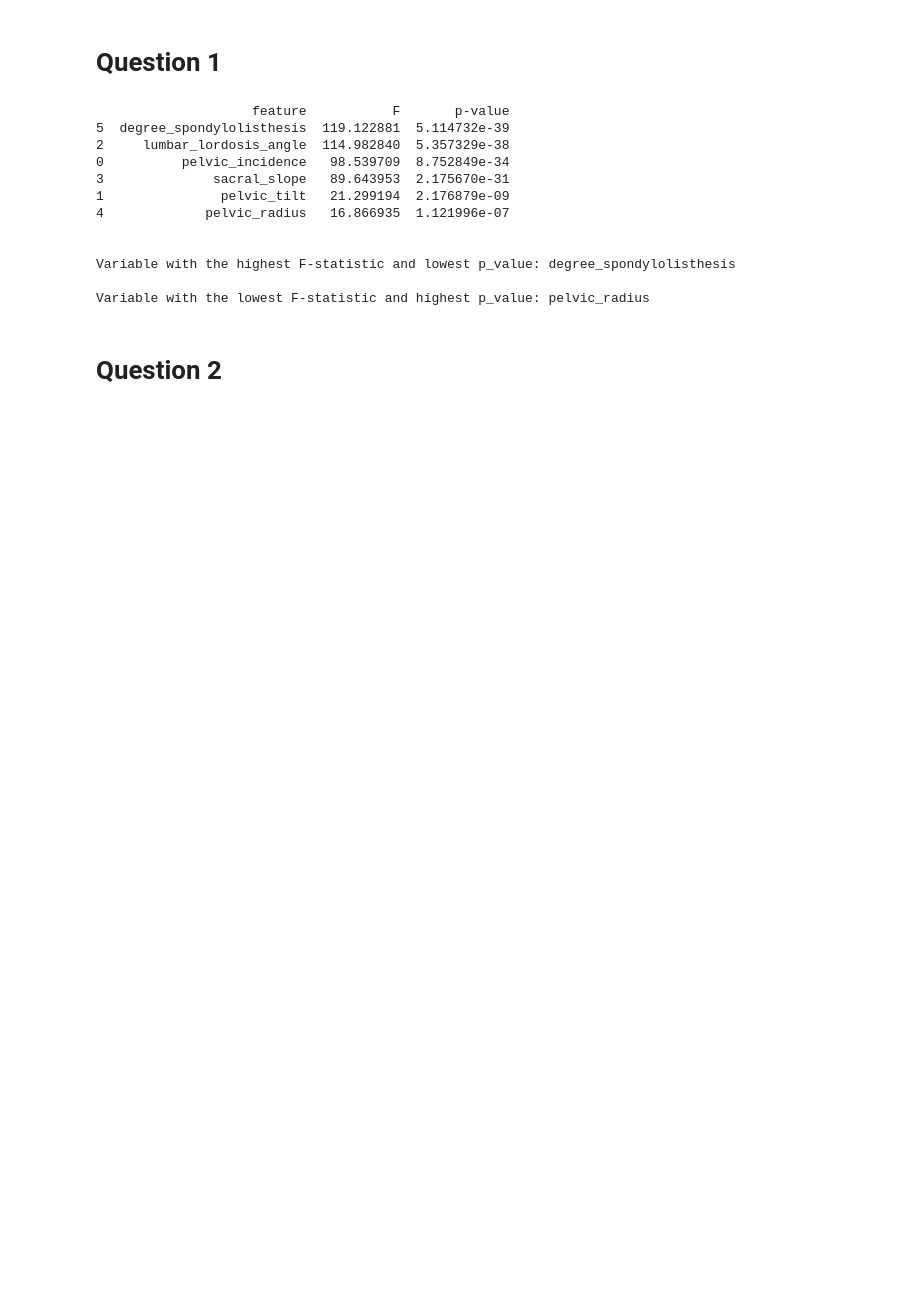
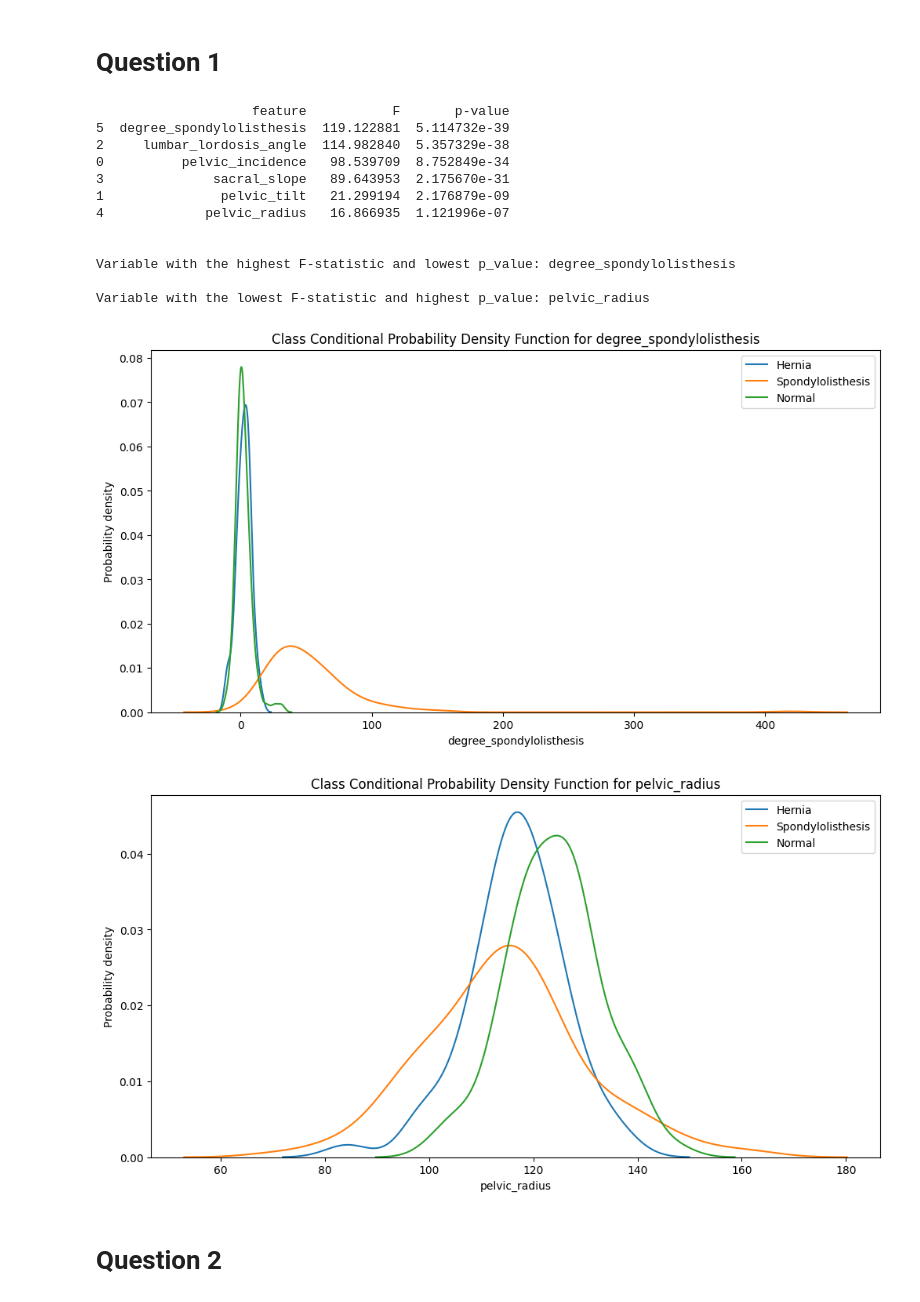
Before and after one commit to pedrocurvo/Aprendizagem, a Jupyter notebook: Homework1/h1.ipynb, the cells around one changed output. Cells and saved outputs as stored; diff of their text form; code cells hidden in the pictures; blank space fills up the shorter version.

```diff
--- a/Homework1/h1.ipynb
+++ b/Homework1/h1.ipynb
@@ -39,14 +46,17 @@ y = df['class']
 f_statistic, p_values = f_classif(X, y)
 
 f_statistic_df = pd.DataFrame({'feature': X.columns,
-                                 'F': f_statistic,
-                                    'p-value': p_values})
+                               'F': f_statistic,
+                               'p-value': p_values})
 f_statistic_df.sort_values('p-value')
+
+highest_discriminative_feature = f_statistic_df['feature'][f_statistic_df['F'].idxmax()]
+lowest_discriminative_feature = f_statistic_df['feature'][f_statistic_df['F'].idxmin()]
 
 print(f_statistic_df.sort_values('p-value'))
 print("\n")
-print(f"Variable with the highest F-statistic and lowest p_value: {f_statistic_df['feature'][f_statistic_df['F'].idxmax()]}\n")
-print(f"Variable with the lowest F-statistic and highest p_value: {f_statistic_df['feature'][f_statistic_df['F'].idxmin()]}\n")
+print(f"Variable with the highest F-statistic and lowest p_value: {highest_discriminative_feature}\n")
+print(f"Variable with the lowest F-statistic and highest p_value: {lowest_discriminative_feature}\n")
 # %% [output]
                     feature           F       p-value
 5  degree_spondylolisthesis  119.122881  5.114732e-39
@@ -60,6 +70,31 @@ print(f"Variable with the lowest F-statistic and highest p_value: {f_statistic_d
 Variable with the highest F-statistic and lowest p_value: degree_spondylolisthesis
 
 Variable with the lowest F-statistic and highest p_value: pelvic_radius
+# %%
+# Plot the class-conditional probability density functions for the two selected features
+plt.figure(figsize=(12, 6))
+
+for class_name in df['class'].unique():
+    sns.kdeplot(df[df['class'] == class_name][highest_discriminative_feature], label=class_name)
+
+plt.title(f"Class Conditional Probability Density Function for {highest_discriminative_feature}")
+plt.xlabel(highest_discriminative_feature)
+plt.ylabel('Probability density')
+plt.legend()
+plt.show()
+
+plt.figure(figsize=(12, 6))
+for class_name in df['class'].unique():
+    sns.kdeplot(df[df['class'] == class_name][lowest_discriminative_feature], label=class_name)
+
+plt.title(f"Class Conditional Probability Density Function for {lowest_discriminative_feature}")
+plt.xlabel(lowest_discriminative_feature)
+plt.ylabel('Probability density')
+plt.legend()
+plt.show()
+# %% [output]
+[figure, added]
+[figure, added]
 # %% [markdown]
 # Question 2
 # %%
```
Also changed, not shown: parts of 4 cells of this notebook, 2 other files.
